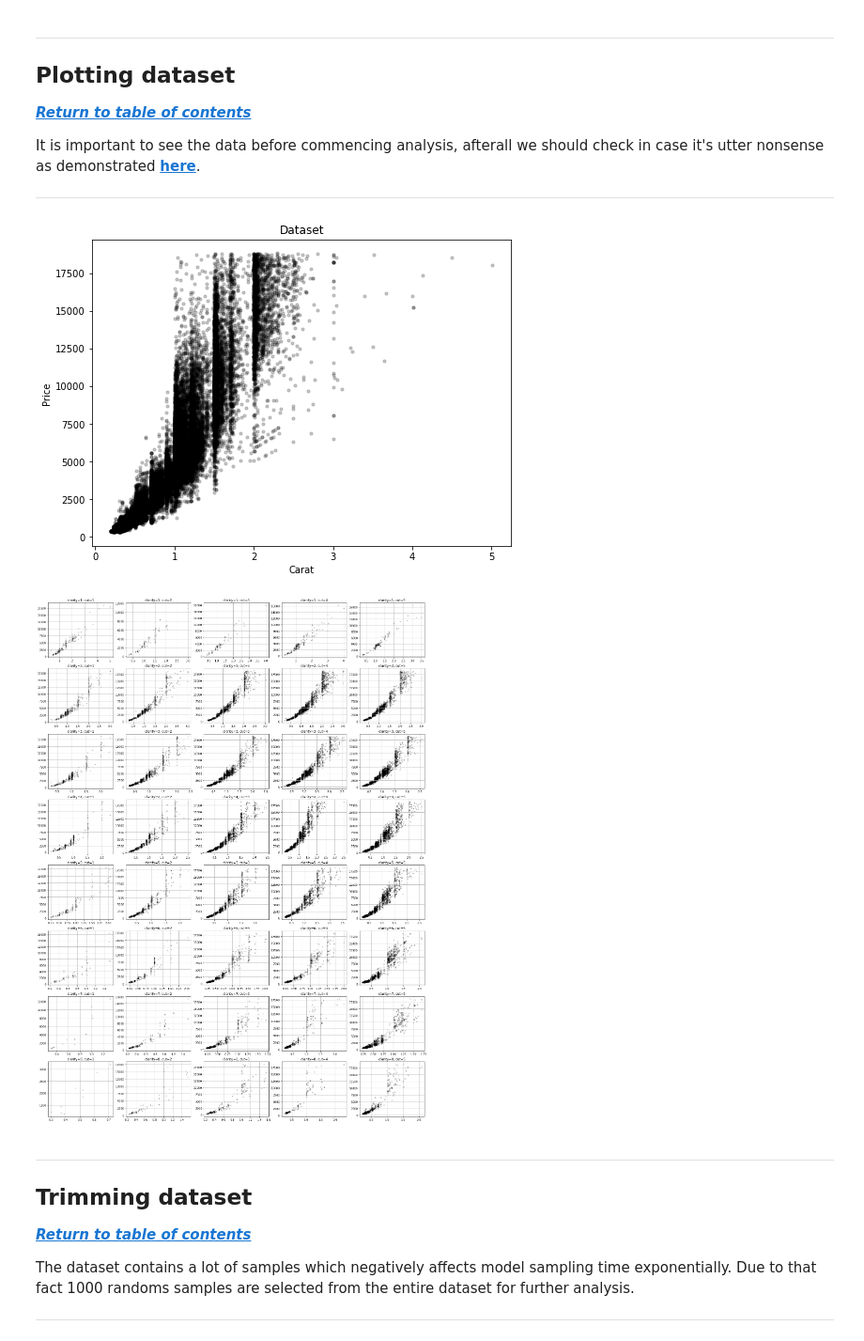
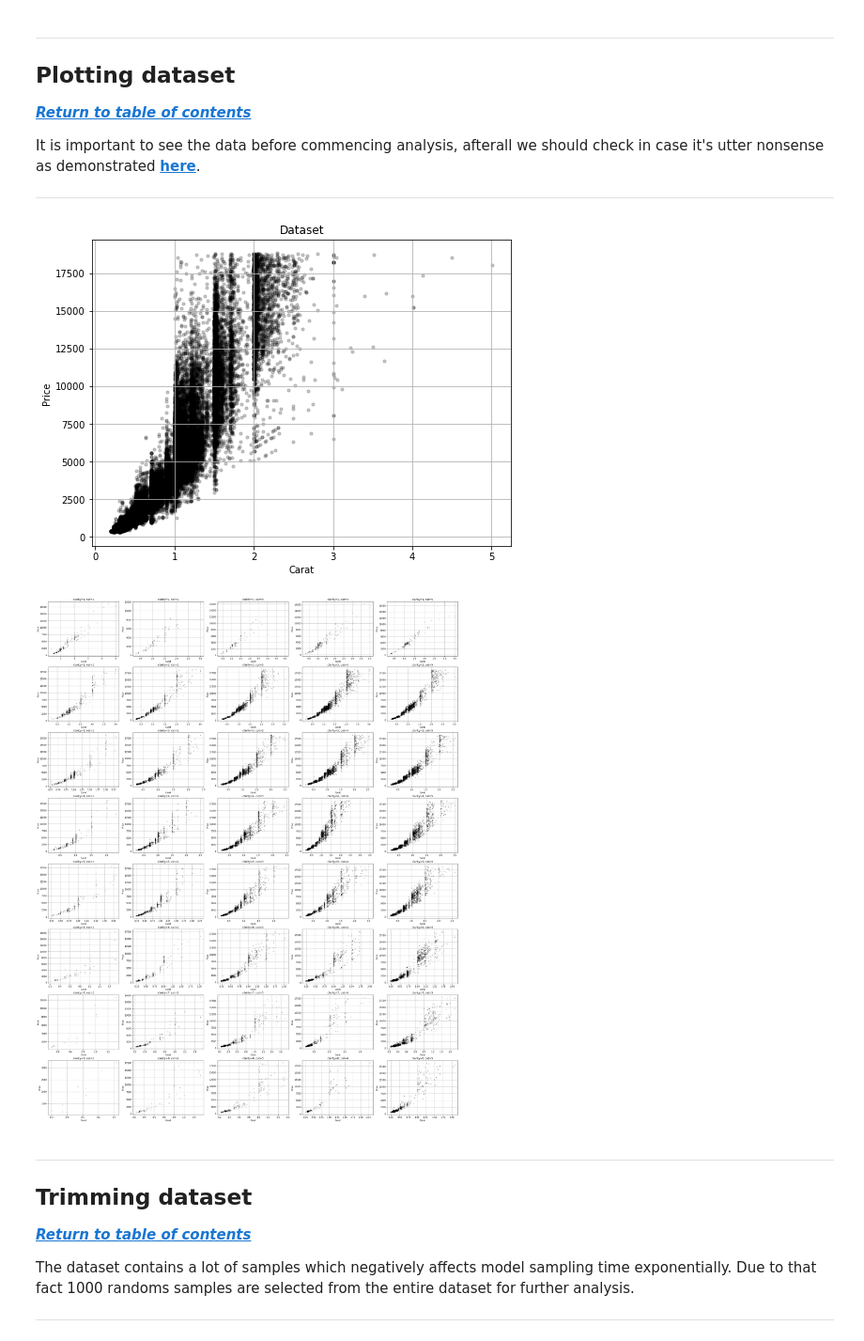
Before and after one commit to Mar-Ber/DA_DiamondModel, a Jupyter notebook: analysis.ipynb, the cells around one changed output. Shown at 94% size. Saved outputs shown, nothing was run; the diff lists cells and outputs as text; code cells hidden in the pictures.

```diff
--- a/analysis.ipynb
+++ b/analysis.ipynb
@@ -160,22 +157,25 @@ plt.scatter(df.carat, df.price, color='black', alpha=0.2, s=10)
 plt.title('Dataset')
 plt.xlabel("Carat")
 plt.ylabel("Price")
+plt.grid()
 plt.show()
 # %% [output]
-[figure, old version]
+[figure, new version]
 # %%
 fig, axs = plt.subplots(8,5)
-fig.set_size_inches(25, 35)
+fig.set_size_inches(35, 45)
 for i in range(0,8):
     for j in range(0,5):
         df_temp = df.loc[df['clarity'] == i+1]
         df_temp = df_temp.loc[df_temp['cut'] == j+1]
         axs[i][j].scatter(df_temp.carat, df_temp.price, color='black', alpha=0.2, s=10)
         axs[i][j].grid()
         axs[i][j].set_title(f'clarity={i+1}, cut={j+1}')
+        axs[i][j].set_xlabel('Carat')
+        axs[i][j].set_ylabel('Price')
 plt.show()
 # %% [output]
-[figure, old version]
+[figure, new version]
 # %% [markdown]
 ---
 ## Trimming dataset
```
Also changed, not shown: parts of 23 cells of this notebook, 41 other files.
